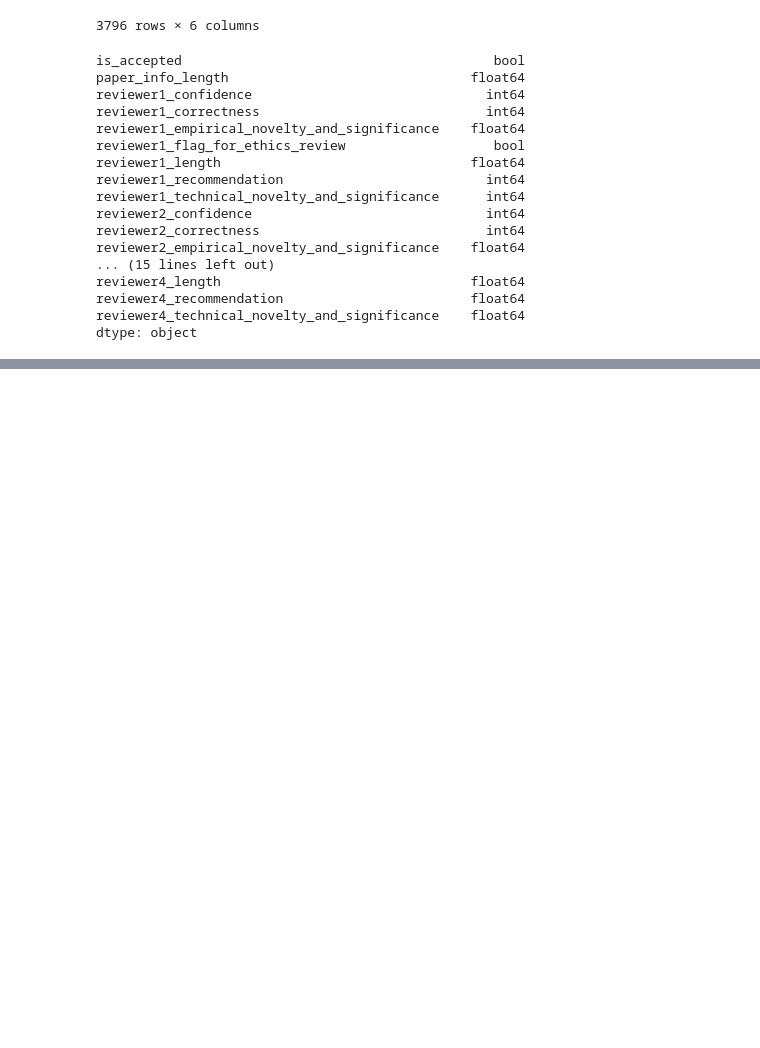
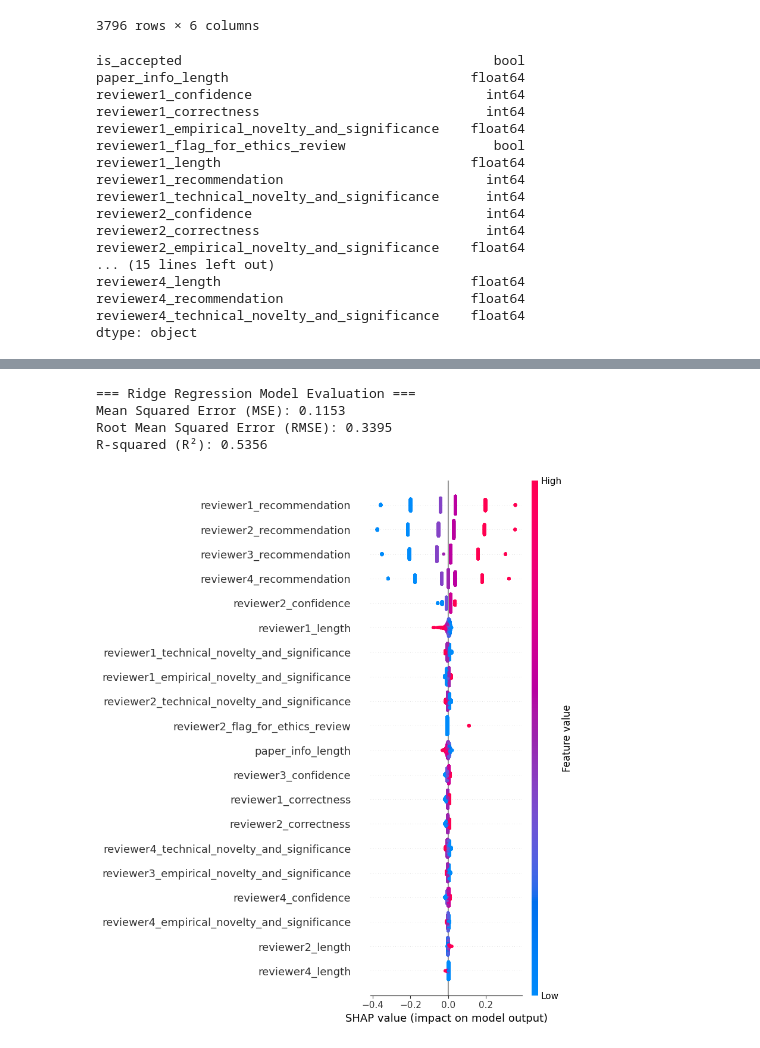
Before and after one commit to halilfarukkaragoz/data-literacy-group16, a Jupyter notebook: data_analysis/feature-importance.ipynb, the cells around one changed output, grey strips where cells are left out. Drawn from its saved outputs; the diff is of its cells as text; code cells hidden in the pictures; blank space fills up the shorter version.

```diff
--- a/data_analysis/feature-importance.ipynb
+++ b/data_analysis/feature-importance.ipynb
@@ -218,0 +352,35 @@ shap.summary_plot(shap_values, X_train)
+# %%
+from sklearn.linear_model import Ridge
+from sklearn.metrics import mean_squared_error, r2_score
+
+# Initialize Ridge Regression model with alpha (regularization strength)
+ridge_reg = Ridge(alpha=1.0)
+
+# Train the model
+ridge_reg.fit(X_train, y_train)
+
+# Make predictions on the test set
+y_pred = ridge_reg.predict(X_test)
+
+# Evaluate the model
+mse = mean_squared_error(y_test, y_pred)
+rmse = np.sqrt(mse)
+r2 = r2_score(y_test, y_pred)
+
+print("=== Ridge Regression Model Evaluation ===")
+print(f"Mean Squared Error (MSE): {mse:.4f}")
+print(f"Root Mean Squared Error (RMSE): {rmse:.4f}")
+print(f"R-squared (R²): {r2:.4f}")
+
+# SHAP for Ridge Regression
+explainer = shap.Explainer(ridge_reg, X_train)
+shap_values = explainer(X_train)
+
+# Visualize SHAP values
+shap.summary_plot(shap_values, X_train)
+# %% [output]
+=== Ridge Regression Model Evaluation ===
+Mean Squared Error (MSE): 0.1153
+Root Mean Squared Error (RMSE): 0.3395
+R-squared (R²): 0.5356
+[figure, added]
```
Also changed, not shown: parts of 9 cells of this notebook.
